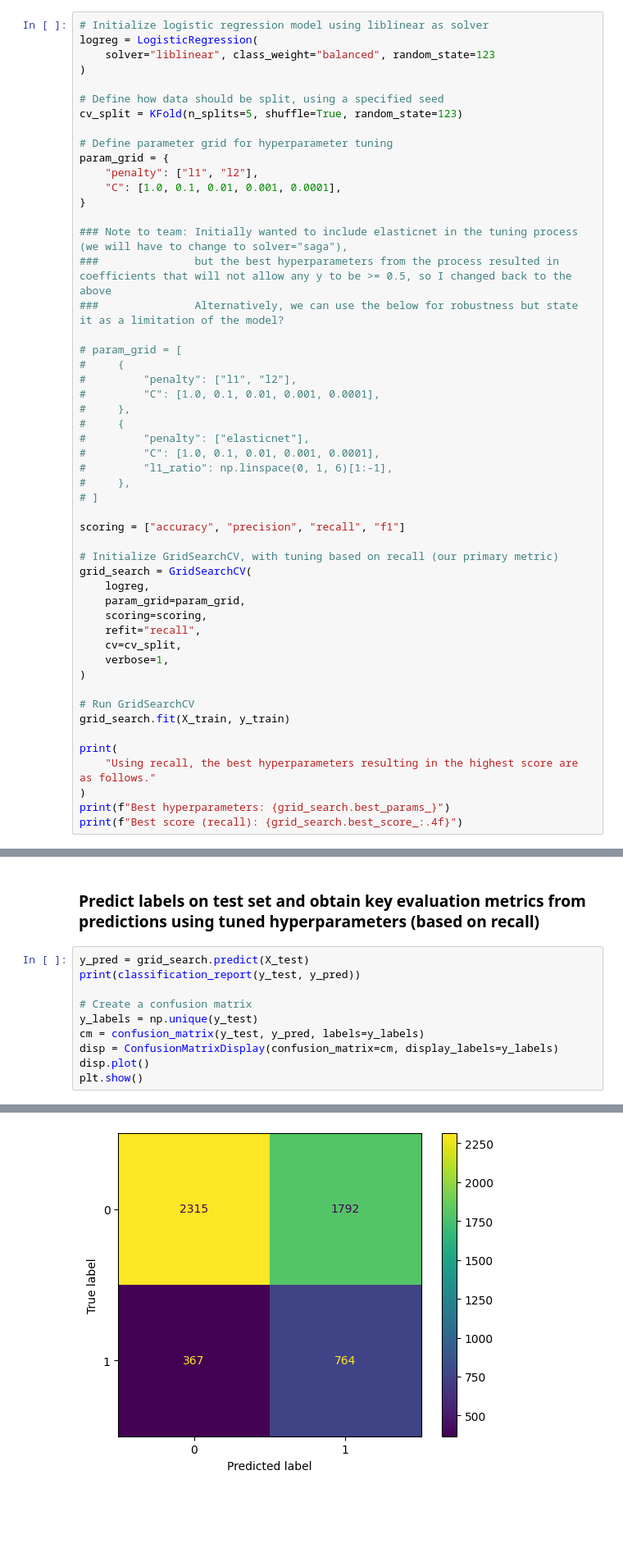
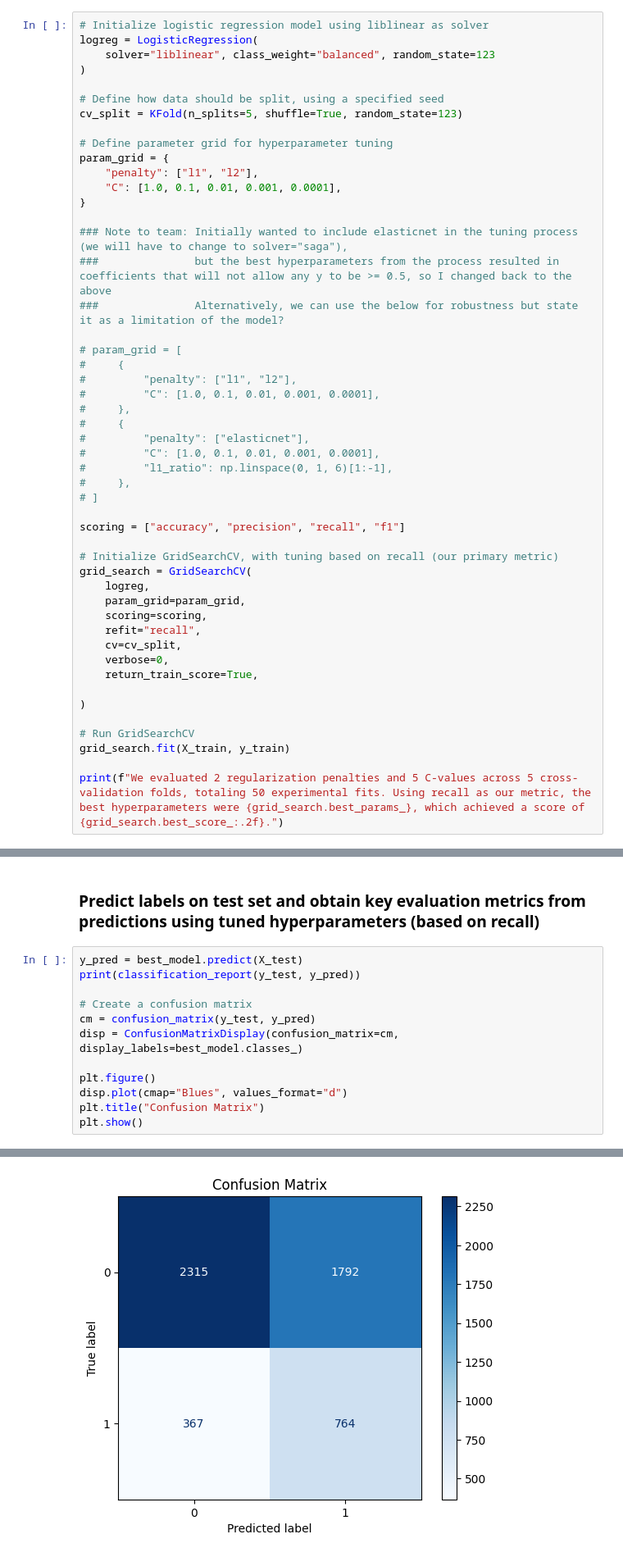
Before and after one commit to amylin1249/nypd-enforcement-gap, a Jupyter notebook: src/train_linear_model.ipynb, the cells around one changed output, grey strips where cells are left out. Shown at 82% size. Cells and saved outputs as stored; diff of their text form; blank space fills up the shorter version.

Commit message:
Updated nonlinear model to match linear model, added plots for report/analysis

```diff
--- a/src/train_linear_model.ipynb
+++ b/src/train_linear_model.ipynb
@@ -81,15 +81,13 @@ grid_search = GridSearchCV(
     scoring=scoring,
     refit="recall",
     cv=cv_split,
-    verbose=1,
+    verbose=0,
+    return_train_score=True,
+
 )
 
 # Run GridSearchCV
 grid_search.fit(X_train, y_train)
 
-print(
-    "Using recall, the best hyperparameters resulting in the highest score are as follows."
-)
-print(f"Best hyperparameters: {grid_search.best_params_}")
-print(f"Best score (recall): {grid_search.best_score_:.4f}")
+print(f"We evaluated 2 regularization penalties and 5 C-values across 5 cross-validation folds, totaling 50 experimental fits. Using recall as our metric, the best hyperparameters were {grid_search.best_params_}, which achieved a score of {grid_search.best_score_:.2f}.")
 # %% [output]
@@ -212,14 +230,16 @@ The baseline probability of force (when all dummy variables are 0) is: 53.81%
 # %% [markdown]
 ### Predict labels on test set and obtain key evaluation metrics from predictions using tuned hyperparameters (based on recall)
 # %%
-y_pred = grid_search.predict(X_test)
+y_pred = best_model.predict(X_test)
 print(classification_report(y_test, y_pred))
 
 # Create a confusion matrix
-y_labels = np.unique(y_test)
-cm = confusion_matrix(y_test, y_pred, labels=y_labels)
-disp = ConfusionMatrixDisplay(confusion_matrix=cm, display_labels=y_labels)
-disp.plot()
+cm = confusion_matrix(y_test, y_pred)
+disp = ConfusionMatrixDisplay(confusion_matrix=cm, display_labels=best_model.classes_)
+
+plt.figure()
+disp.plot(cmap="Blues", values_format="d")
+plt.title("Confusion Matrix")
 plt.show()
 # %% [output]
               precision    recall  f1-score   support
@@ -233,4 +254,4 @@ weighted avg       0.74      0.59      0.62      5238
-[figure, old version]
+[figure, new version]
 # %% [markdown]
 ## Supplementary analysis
 ### Predict labels on test set using tuned hyperparameters (based on other metrics for comparison) and obtain key metrics from predictions
```
Also changed, not shown: parts of 10 cells of this notebook, 5 other files.
